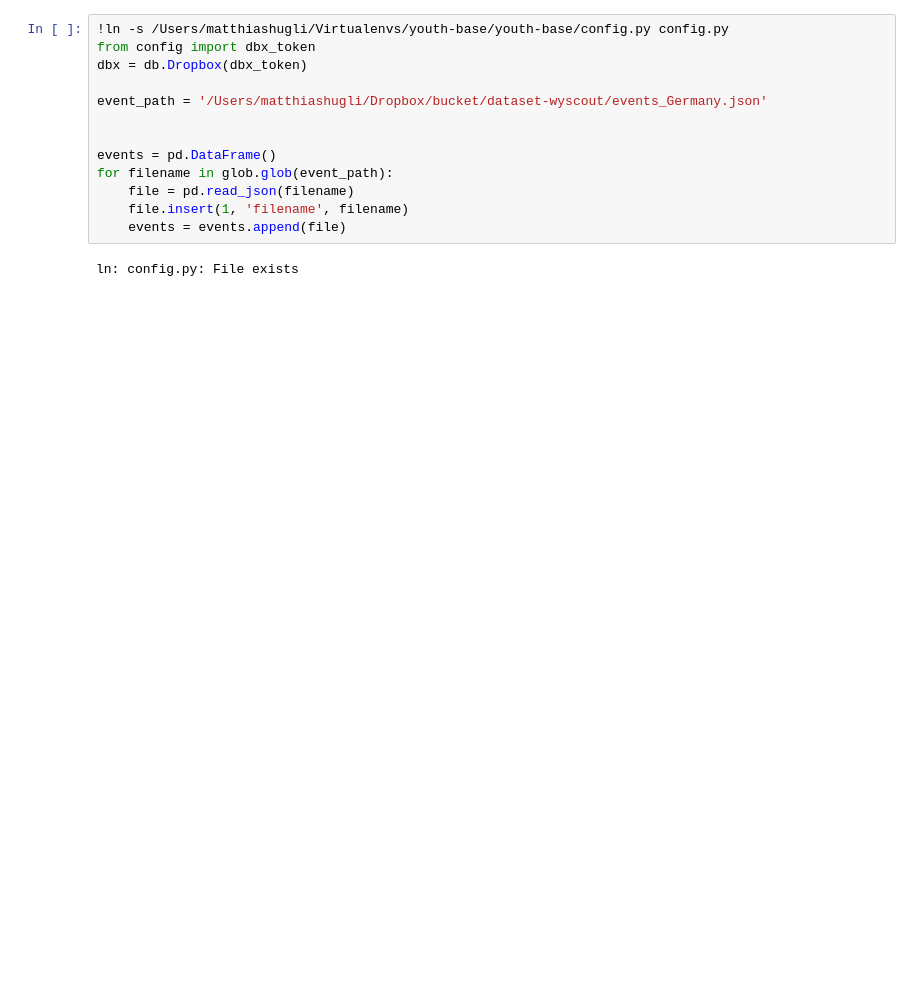
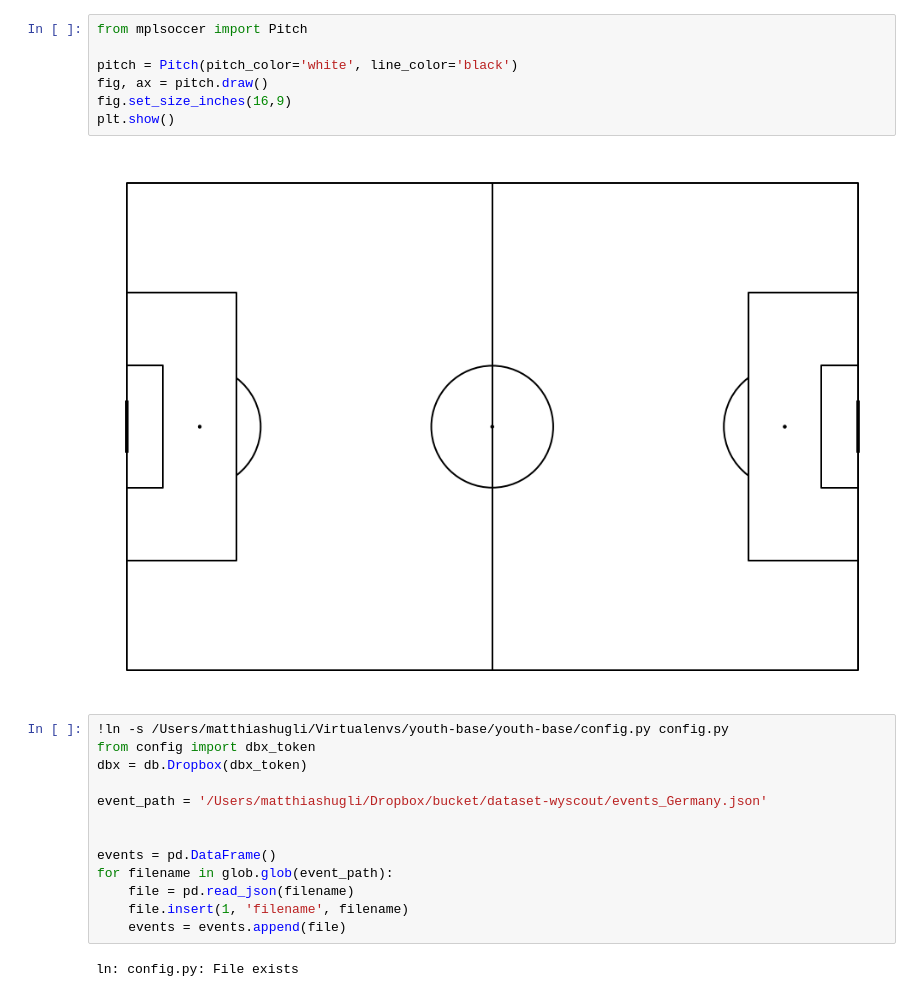
Before and after one commit to keepertrainer78698/youth-base, a Jupyter notebook: goalkeeping/int-goalkeeping/events.ipynb, the cells around one changed output. Cells and saved outputs as stored; diff of their text form; blank space fills up the shorter version.

```diff
--- a/goalkeeping/int-goalkeeping/events.ipynb
+++ b/goalkeeping/int-goalkeeping/events.ipynb
@@ -7,3 +16,12 @@ import seaborn as sns
+# %%
+from mplsoccer import Pitch
+
+pitch = Pitch(pitch_color='white', line_color='black')
+fig, ax = pitch.draw()
+fig.set_size_inches(16,9)
+plt.show()
+# %% [output]
+[figure, added]
 # %%
 !ln -s /Users/matthiashugli/Virtualenvs/youth-base/youth-base/config.py config.py
 from config import dbx_token
```
Also changed, not shown: parts of 14 cells of this notebook, 6 other files.
